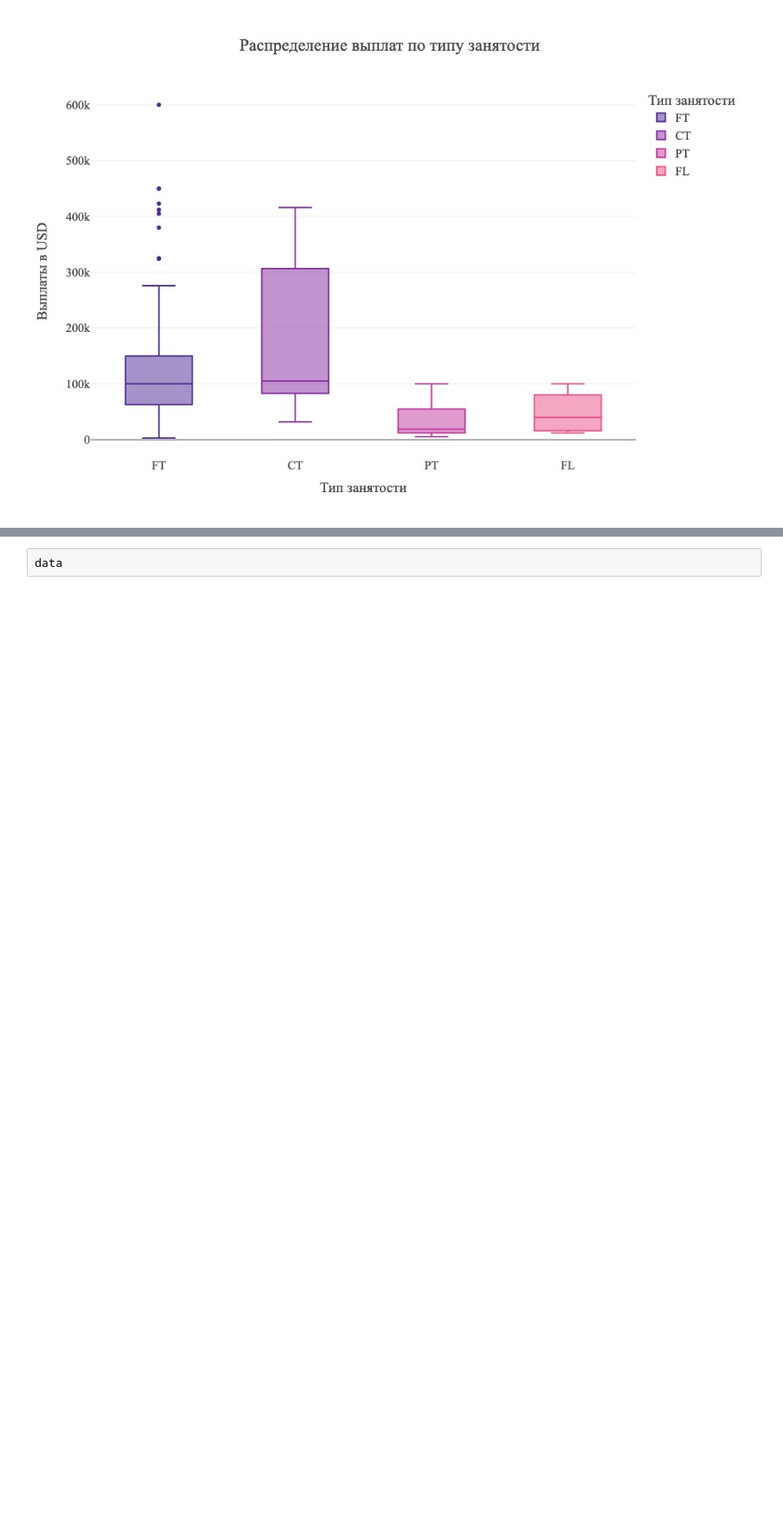
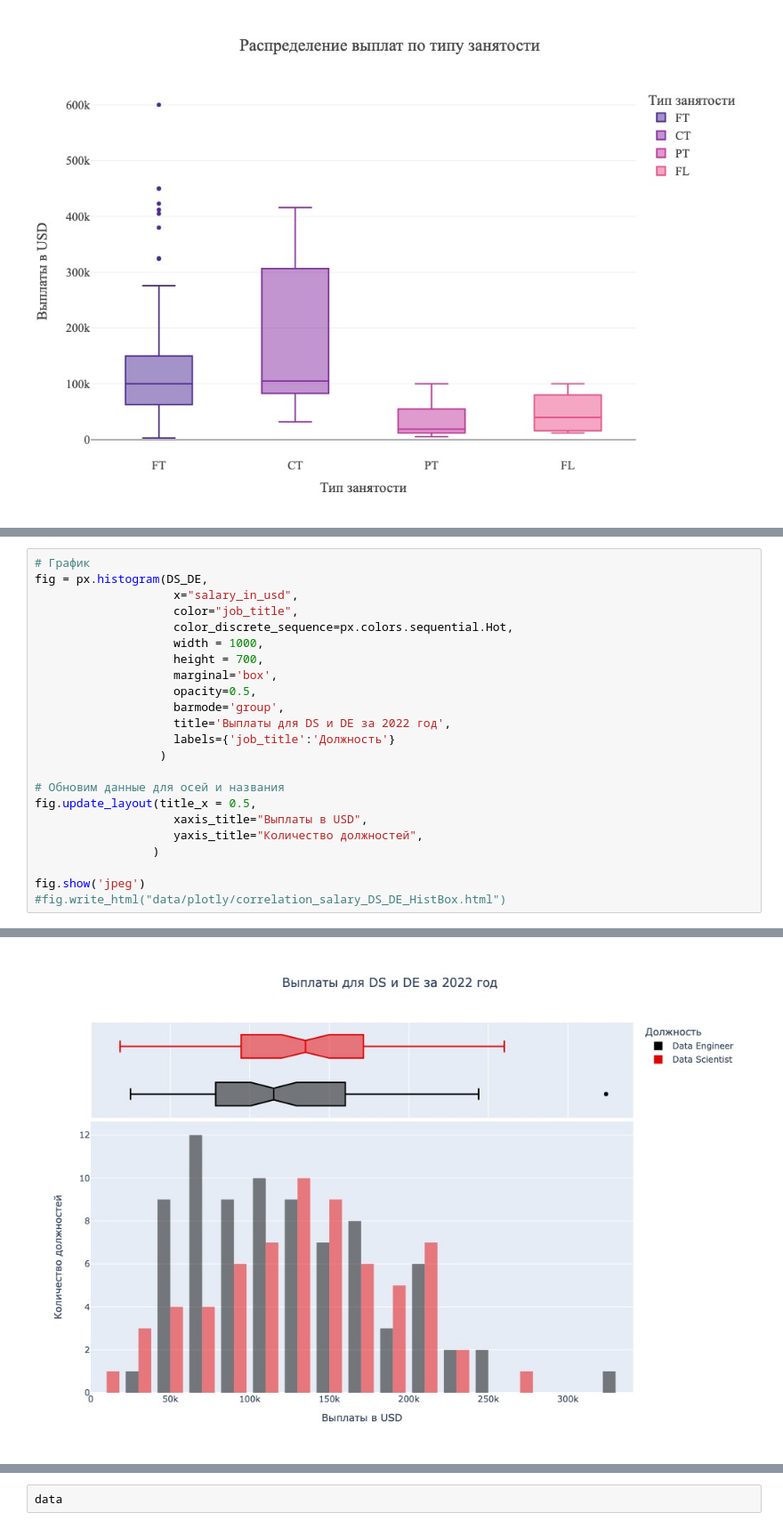
Before and after one commit to Serstefs/sfds, a Jupyter notebook: DS/EDA-4. Статистические тесты/Без названия.ipynb, the cells around one changed output, grey strips where cells are left out. Shown at 89% size. Drawn from its saved outputs; the diff is of its cells as text; blank space fills up the shorter version.

```diff
--- a/DS/EDA-4. Статистические тесты/Без названия.ipynb
+++ b/DS/EDA-4. Статистические тесты/Без названия.ipynb
@@ -1772,0 +1736,24 @@ fig.show()
+# %%
+# График
+fig = px.histogram(DS_DE,
+                    x="salary_in_usd",
+                    color="job_title",
+                    color_discrete_sequence=px.colors.sequential.Hot,
+                    width = 1000,
+                    height = 700,
+                    marginal='box',
+                    opacity=0.5,
+                    barmode='group',
+                    title='Выплаты для DS и DE за 2022 год',
+                    labels={'job_title':'Должность'}
+                  )
+
+# Обновим данные для осей и названия
+fig.update_layout(title_x = 0.5,
+                    xaxis_title="Выплаты в USD",
+                    yaxis_title="Количество должностей",
+                 )
+
+fig.show('jpeg')
+#fig.write_html("data/plotly/correlation_salary_DS_DE_HistBox.html")
+# %% [output]
@@ -1772,0 +1761 @@ fig.show()
+[figure, added]
```
Also changed, not shown: parts of 77 cells of this notebook, 1 other file.
